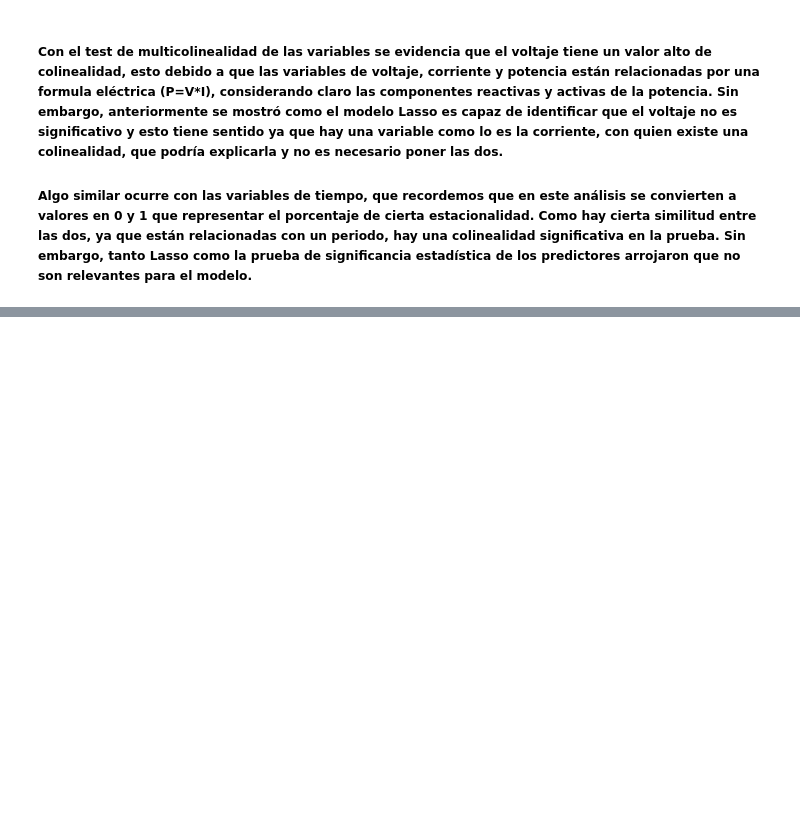
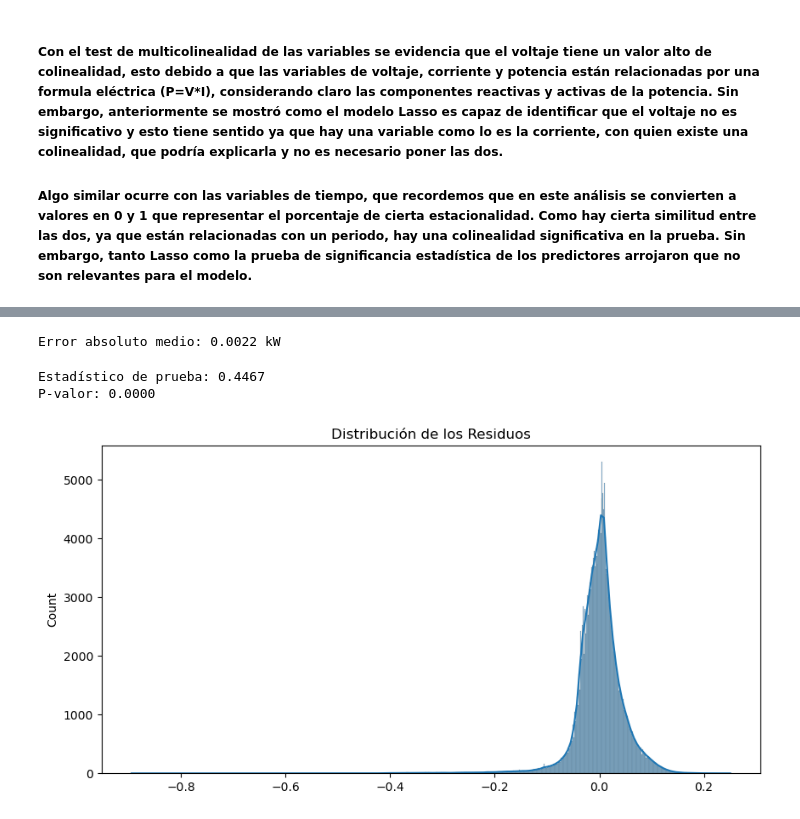
Before and after one commit to kevindmzapata/multivariate-statistics-course, a Jupyter notebook: TAREA_3/main.ipynb, the cells around one changed output, grey strips where cells are left out. Saved outputs shown, nothing was run; the diff lists cells and outputs as text; code cells hidden in the pictures; blank space fills up the shorter version.

```diff
--- a/TAREA_3/main.ipynb
+++ b/TAREA_3/main.ipynb
@@ -515,0 +527,34 @@ vif_data
+# %%
+scaler = StandardScaler().fit(X)
+X_t = scaler.transform(X)
+X_test_t = scaler.transform(X_test)
+
+scaler_y = MinMaxScaler(feature_range=(0, 1)).fit(y.reshape(-1, 1))
+y_t = scaler_y.transform(y.reshape(-1, 1)).ravel()
+# %%
+model_lasso = Lasso(**best_model_transf)
+model_lasso.fit(X_t, y_t)
+
+preds = model_lasso.predict(X_test_t)
+mae = mean_squared_error(y_test, scaler_y.inverse_transform(preds.reshape(-1, 1)).flatten())
+print(f'Error absoluto medio: {mae:.4f} kW')
+# %% [output]
+Error absoluto medio: 0.0022 kW
+# %%
+### Supuesto 1: Normalidad de los Residuos
+residuos = scaler_y.inverse_transform(y_t.reshape(-1, 1)).ravel() - scaler_y.inverse_transform(model_lasso.predict(X_t).reshape(-1, 1)).ravel()
+# Test de Kolmogorov-Smirnov
+ks_stat, ks_p_value = stats.kstest(residuos, 'norm')
+
+print(f'Estadístico de prueba: {ks_stat:.4f}')
+print(f'P-valor: {ks_p_value:.4f}')
+
+# Histograma de los residuos
+plt.figure(figsize=(10, 5))
+sns.histplot(residuos, kde=True)
+plt.title('Distribución de los Residuos')
+plt.show()
+# %% [output]
+Estadístico de prueba: 0.4467
+P-valor: 0.0000
+[figure, added]
```
Also changed, not shown: parts of 14 cells of this notebook.
